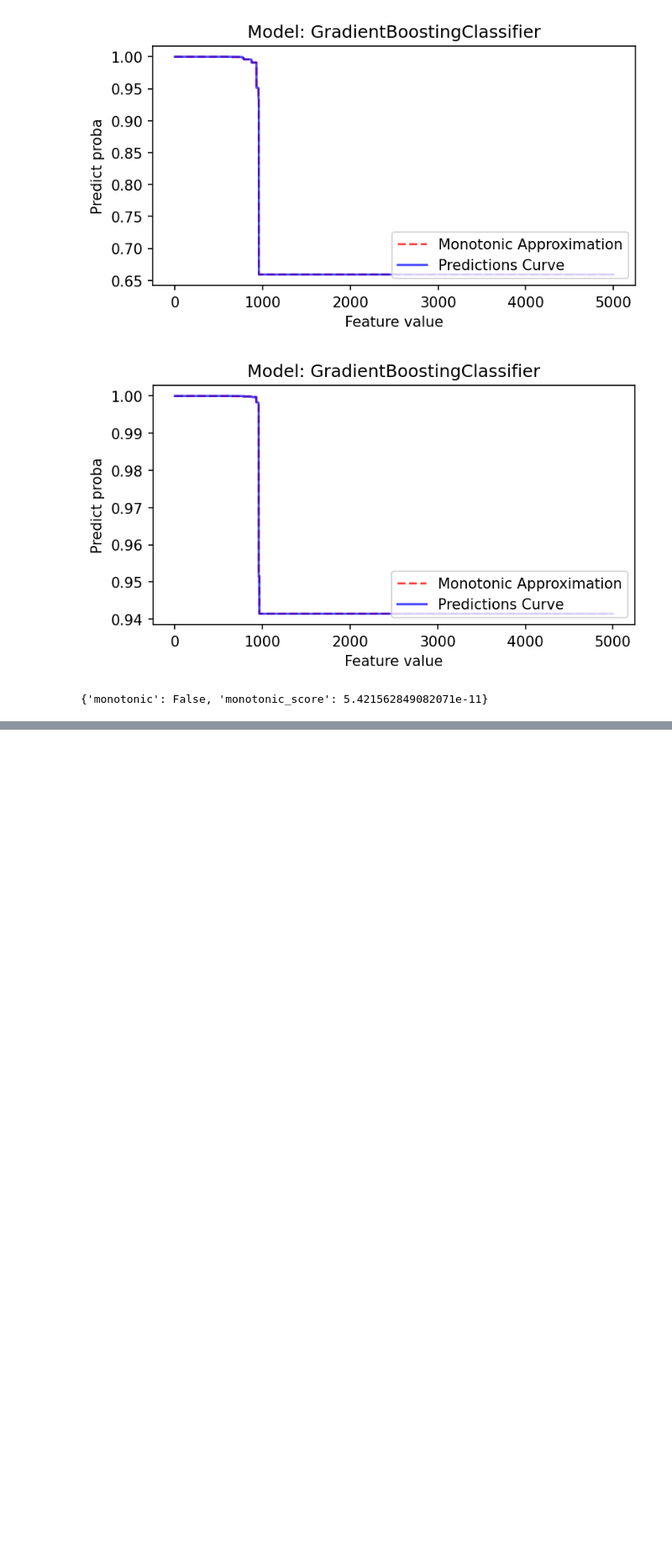
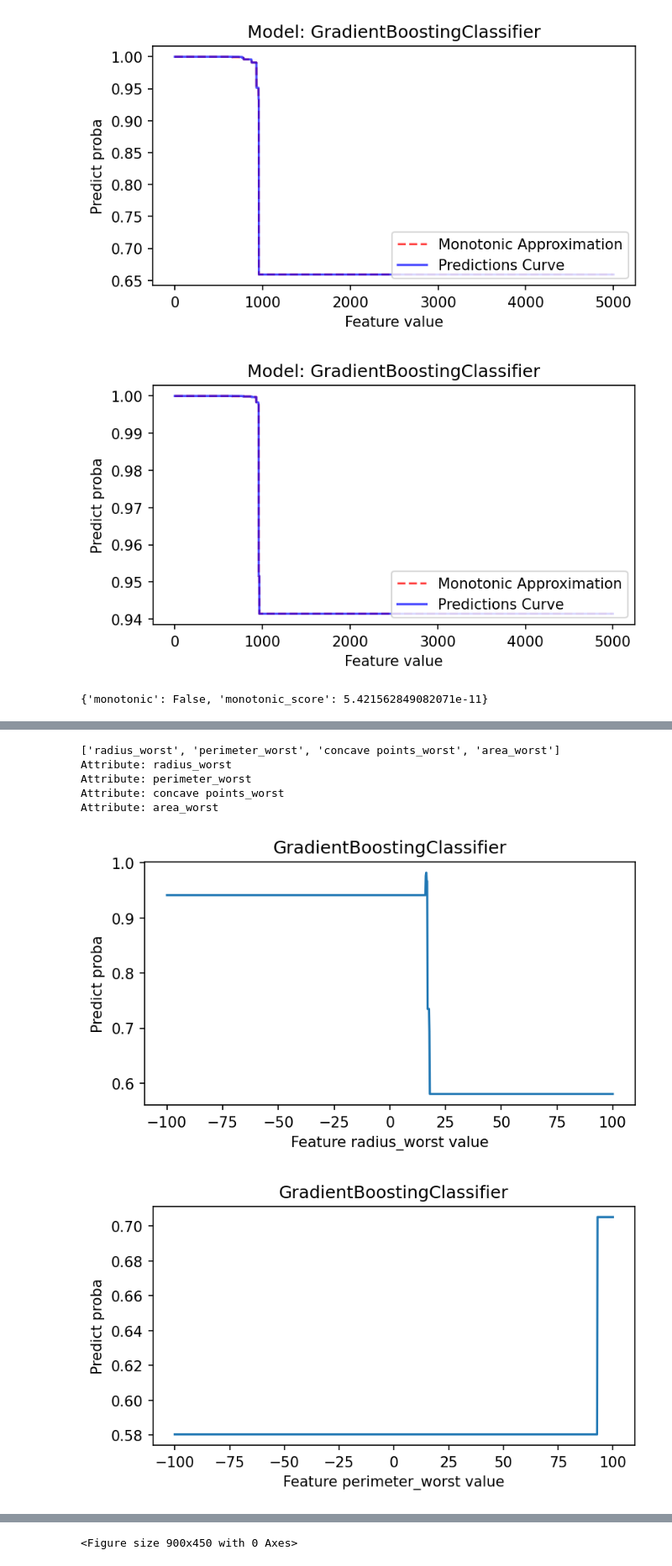
Before and after one commit to fbarth/mlbugdetection_test, a Jupyter notebook: check_model/check_cancer_mama_model_gradient_boosting.ipynb, the cells around one changed output, grey strips where cells are left out. Shown at 84% size. Drawn from its saved outputs; the diff is of its cells as text; code cells hidden in the pictures; blank space fills up the shorter version.

```diff
--- a/check_model/check_cancer_mama_model_gradient_boosting.ipynb
+++ b/check_model/check_cancer_mama_model_gradient_boosting.ipynb
@@ -256,0 +280,24 @@ r.metrics
+# %%
+row = X_train.loc[0:0]
+
+N = 4
+
+atributos = X_train.columns.to_list()
+important = pd.DataFrame({'attr': atributos, 'value': model.feature_importances_})
+most_import = important.sort_values(by='value', ascending=False)[0:N]['attr'].to_list()
+
+print(most_import)
+
+results = []
+for attr in most_import:
+    print(f'Attribute: {attr}')
+    r = find_critical_values(model, row, attr, -100, 100, steps=1000)
+    results.append(r)
+# %% [output]
+['radius_worst', 'perimeter_worst', 'concave points_worst', 'area_worst']
+Attribute: radius_worst
+Attribute: perimeter_worst
+Attribute: concave points_worst
+Attribute: area_worst
+[figure, added]
+[figure, added]
@@ -256,0 +305 @@ r.metrics
+<Figure size 900x450 with 0 Axes>
```
Also changed, not shown: parts of 7 cells of this notebook, 1 other file.
